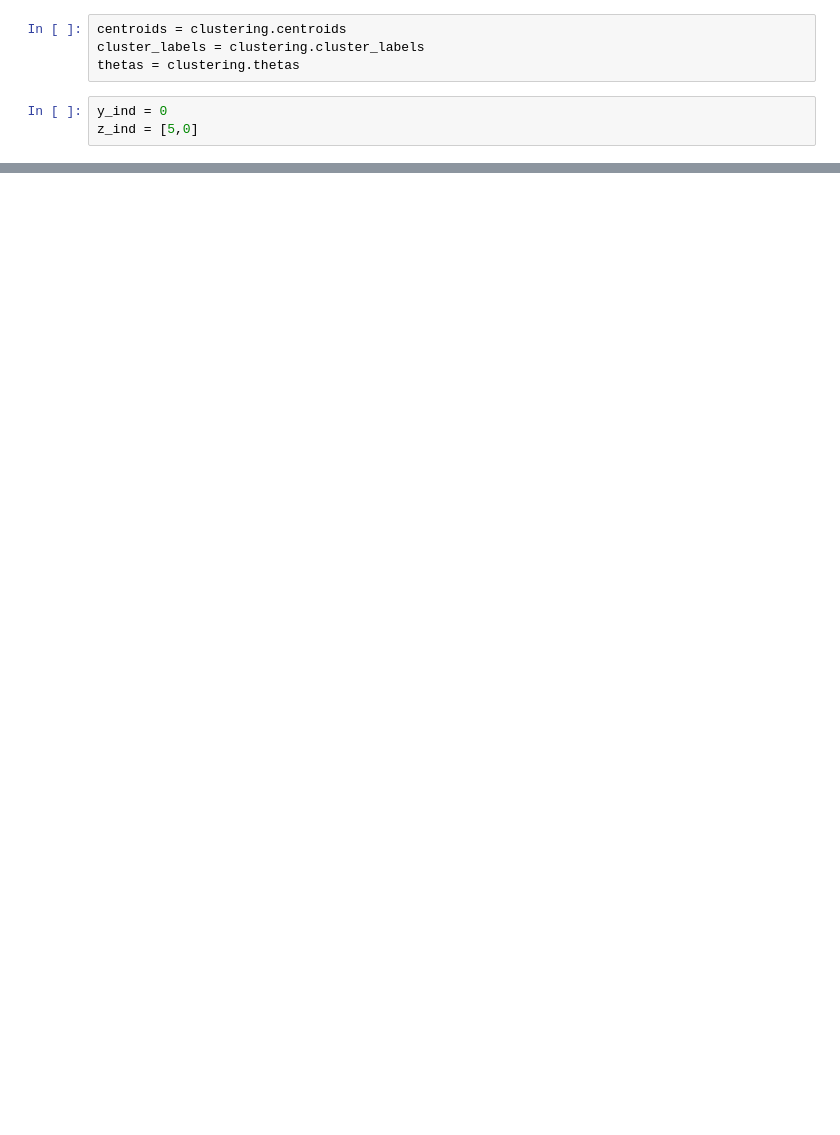
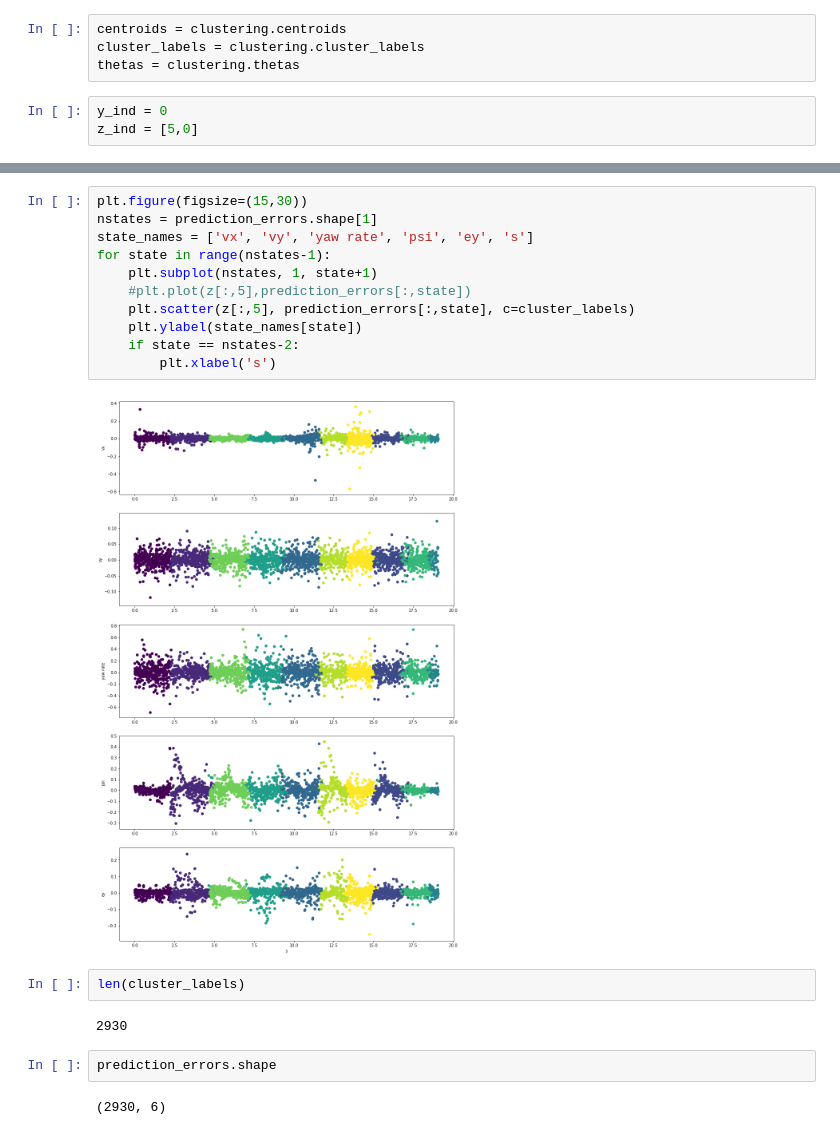
Before and after one commit to DeepakIngole/SwitchSysLMPC, a Jupyter notebook: notebooks/PWA fitting on Car Data.ipynb, the cells around one changed output, grey strips where cells are left out. Cells and saved outputs as stored; diff of their text form; blank space fills up the shorter version.

```diff
--- a/notebooks/PWA fitting on Car Data.ipynb
+++ b/notebooks/PWA fitting on Car Data.ipynb
@@ -128,0 +203,21 @@ plt.scatter(z[:,z_ind[0]], z[:,z_ind[1]], c=(y[:,y_ind]-yhats_ind));  plt.colorb
+# %%
+plt.figure(figsize=(15,30))
+nstates = prediction_errors.shape[1]
+state_names = ['vx', 'vy', 'yaw rate', 'psi', 'ey', 's']
+for state in range(nstates-1):
+    plt.subplot(nstates, 1, state+1)
+    #plt.plot(z[:,5],prediction_errors[:,state])
+    plt.scatter(z[:,5], prediction_errors[:,state], c=cluster_labels)
+    plt.ylabel(state_names[state])
+    if state == nstates-2:
+        plt.xlabel('s')
+# %% [output]
+[figure, added]
+# %%
+len(cluster_labels)
+# %% [output]
+2930
+# %%
+prediction_errors.shape
+# %% [output]
+(2930, 6)
```
Also changed, not shown: parts of 12 cells of this notebook, 1 other file.
